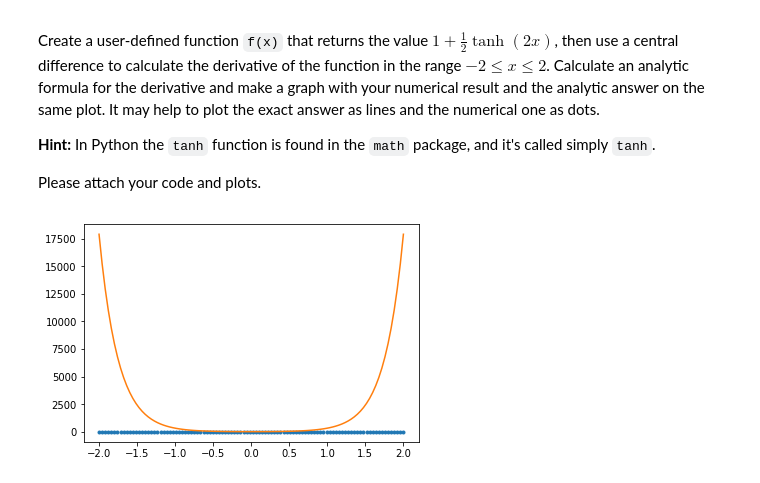
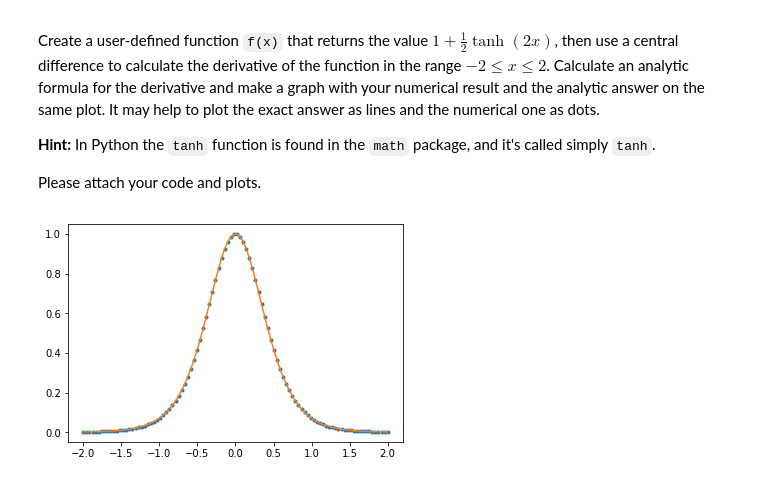
Before and after one commit to chan8005/Weekly-Sessions, a Jupyter notebook: Weekly Session 5.ipynb, the cells around one changed output. Drawn from its saved outputs; the diff is of its cells as text; code cells hidden in the pictures.

```diff
--- a/Weekly Session 5.ipynb
+++ b/Weekly Session 5.ipynb
@@ -544,0 +538,6 @@ Answer here
+# %%
+def f(x):
+    return np.exp(x)*128*x
+
+
+new= romberg.romberg(fex,(0,2*math.pi), tolerance, verbose= True )
@@ -544,0 +555,12 @@ Answer here
+# %%
+def f(x):
+    return np.exp(x)*128*x
+
+x=[]
+y=[]
+
+for t in np.linspace(0, 2*math.pi,1000):
+    x.append(t)
+    y.append(f(t))
+plt.plot(x,y)
+plt.show()
@@ -644,24 +668,24 @@ Please attach your code and plots.
 # %%
 from math import tanh, cosh
 def fd(x):
     return 1+ .5*tanh(2*x)
 
 def fanalytical(x):
-    return 24*(cosh(2*x))**2
-h= 10
+    return 1/(cosh(2*x))**2
+h= 10**-8
 
 x=[]
 y=[]
 yanalitical=[]
 
 for t in np.linspace(-2,2,100):
     x.append (t)
     df= (fd(t + h/2) - fd(t - h/2))/h
     y.append(df)
     yanalitical.append(fanalytical(t))
 
 plt.plot(x,y, ".")
 plt.plot(x,yanalitical,)
 plt.show()
 # %% [output]
-[figure, old version]
+[figure, new version]
```
Also changed, not shown: parts of 19 cells of this notebook.
